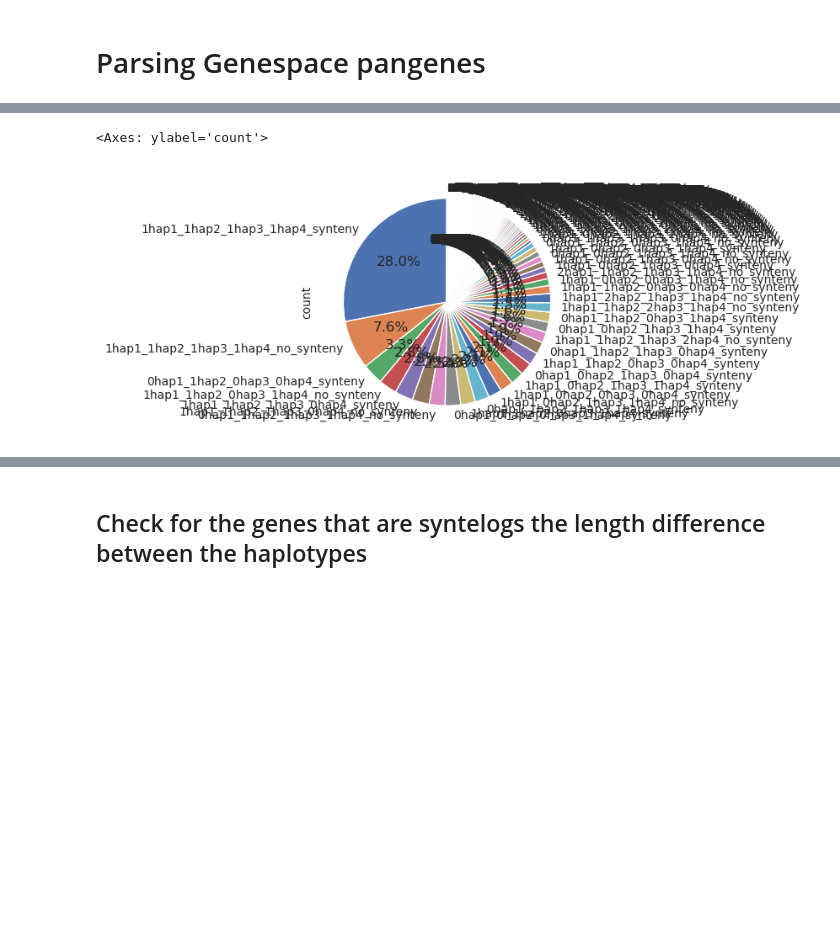
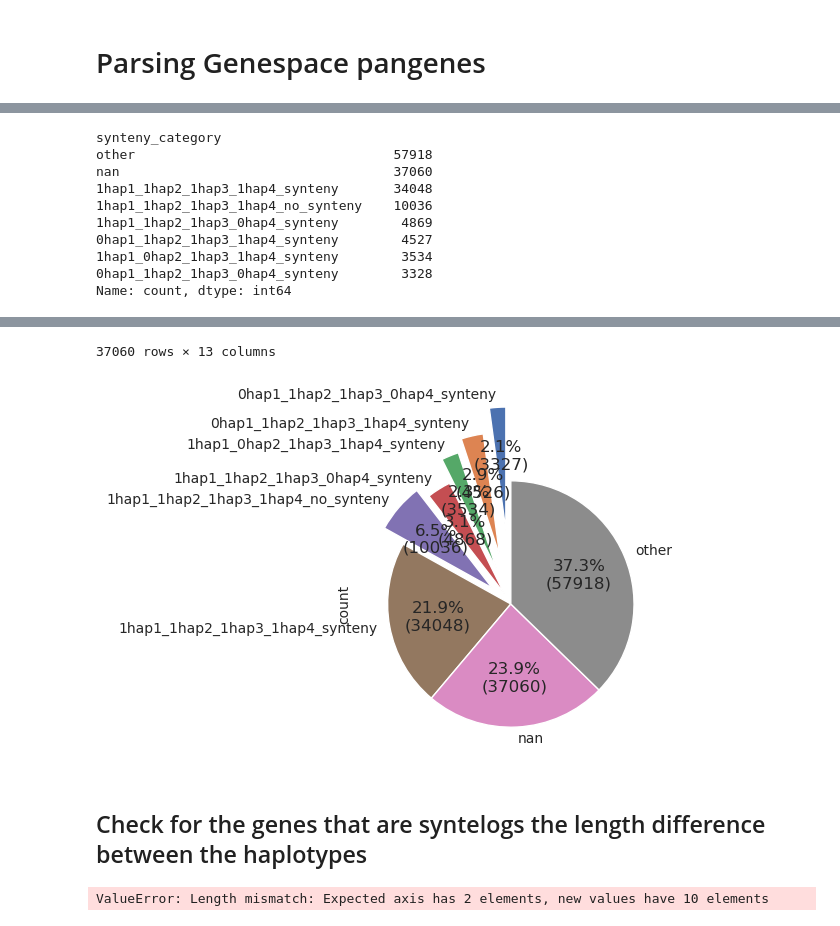
Before and after one commit to NIB-SI/syntelogfinder, a Jupyter notebook: scripts/GENESPACE.ipynb, the cells around one changed output, grey strips where cells are left out. Cells and saved outputs as stored; diff of their text form; code cells hidden in the pictures; blank space fills up the shorter version.

```diff
--- a/scripts/GENESPACE.ipynb
+++ b/scripts/GENESPACE.ipynb
@@ -264,9 +342,30 @@ pangenes['synteny_category'] = pangenes['hap1_count'] + '_' + pangenes['hap2_cou
-# %%
-# count the occurence of each synteny category
-synteny_counts = pangenes['synteny_category'].value_counts()
-synteny_counts
-# make a pie charr to show the distribution of synteny categories
-synteny_counts.plot.pie(autopct='%1.1f%%', startangle=90)
-# %% [output]
-<Axes: ylabel='count'>
-[figure, removed]
+# %%
+
+# if a gene is not in the top ten categories, replace it by "other"
+pangenes['synteny_category'] = pangenes['synteny_category'].apply(lambda x: x if x in synt_counts.index[:5] else 'other')
+synt_counts = gff_pangenes['synteny_category'].value_counts()
+# count the occurence of each synteny category
+synteny_counts = gff_pangenes['synteny_category'].value_counts()
+print(synteny_counts)
+# sort the dataframe by the synteny category alphabetically
+synteny_counts.sort_index(inplace=True)
+
+explode = (0.6, 0.4, 0.3,0.1,0.2,  0, 0, 0)
+def func(pct, allvalues):
+    absolute = int(pct / 100.*np.sum(allvalues))
+    return "{:.1f}%\n({:d})".format(pct, absolute)
+# make a pie charr to show the distribution of synteny categories
+synteny_counts.plot.pie(startangle=90, explode=explode, autopct= lambda pct: func(pct, synteny_counts))
+# # print the genes that have nan values in the synteny category
+gff_pangenes[gff_pangenes['synteny_category'] == 'nan']
+# %% [output]
+synteny_category
+other                                 57918
+nan                                   37060
+1hap1_1hap2_1hap3_1hap4_synteny       34048
+1hap1_1hap2_1hap3_1hap4_no_synteny    10036
+1hap1_1hap2_1hap3_0hap4_synteny        4869
+0hap1_1hap2_1hap3_1hap4_synteny        4527
+1hap1_0hap2_1hap3_1hap4_synteny        3534
+0hap1_1hap2_1hap3_0hap4_synteny        3328
+Name: count, dtype: int64
@@ -273 +384,3 @@ synteny_counts.plot.pie(autopct='%1.1f%%', startangle=90)
+37060 rows × 13 columns
+[figure, added]
 # %%
@@ -286,3 +397,40 @@ pangenes = pangenes.melt(id_vars='Synt_id', value_vars=['hap1', 'hap2', 'hap3',
 pangenes = pangenes.rename(columns={'variable': 'haplotype'})
 # %% [markdown]
 ## Check for the genes that are syntelogs the length difference between the haplotypes
+# %%
+ref_lengths = get_transcript_lengths('/scratch/nadjafn/potato-allelic-orthogroups/results/0_LongestIsofrom/Desiree.longest_isoforms.gff', 'exon')
+# ref_lengths = get_transcript_lengths_exon('/scratch/nadjafn/potato-allelic-orthogroups/results/0_LongestIsofrom/ATL_v3.hc_gene_models.repr.longest_isoforms.gff')
+ref_lengths['haplotype_id'] = ref_lengths.index
+
+# Merge the two dataframes
+df_synt_lengths = pd.merge(pangenes, ref_lengths, on='haplotype_id', how='inner')
+
+# group the haplotypes ids by synteny id
+haplotype_ids = df_synt_lengths.groupby('Synt_id')['haplotype_id'].apply(list).reset_index()
+
+# sort by Synt_id and print duplicated ones
+haplotype_ids = haplotype_ids.sort_values(by='Synt_id')
+
+# print duplicated Synt_ids to check if there are any
+df_synt_pivot = df_synt_lengths.pivot(index='Synt_id', columns=['haplotype'], values=['ref_length','parent_start'])
+# flatten the columns
+df_synt_pivot.columns = ['_'.join(col) for col in df_synt_pivot.columns]
+df_synt_pivot = pd.merge(df_synt_pivot, haplotype_ids, on='Synt_id', how='inner')
+
+
+# # drop the synteny id column
+# df_synt_pivot.index = df_synt_pivot['Synt_id']
+# df_synt_pivot = df_synt_pivot.drop(columns=['Synt_id'])
+# # rename the columns
+# df_synt_pivot
+df_synt_pivot.columns = ['Synt_id','ref_length_1G', 'ref_length_2G', 'ref_length_3G', 'ref_length_4G','parent_start_1G', 'parent_start_2G', 'parent_start_3G', 'parent_start_4G', 'haplotype_id']
+# drop rows with missing values
+df_synt_pivot = df_synt_pivot.dropna()
+df_length = add_length_category(df_synt_pivot)
+df_length = add_length_differences_percent(df_length)
+print(df_length)
+df_length_cat = add_longest_transcript(df_length)
+make_barplot(df_length_cat)
+make_histplot(df_length_cat)
+# %% [output]
+ValueError: Length mismatch: Expected axis has 2 elements, new values have 10 elements
```
Also changed, not shown: parts of 11 cells of this notebook, 27 other files.
